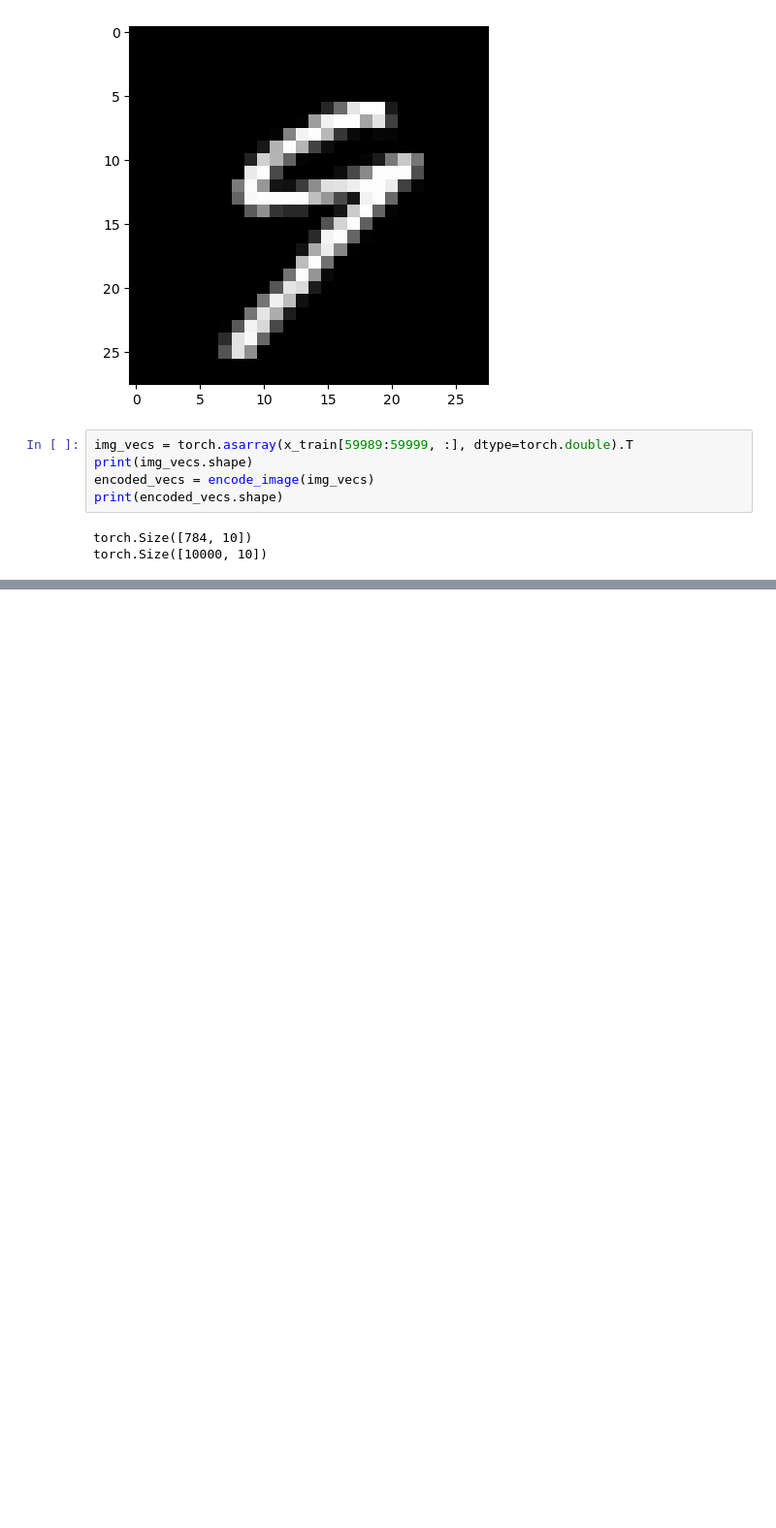
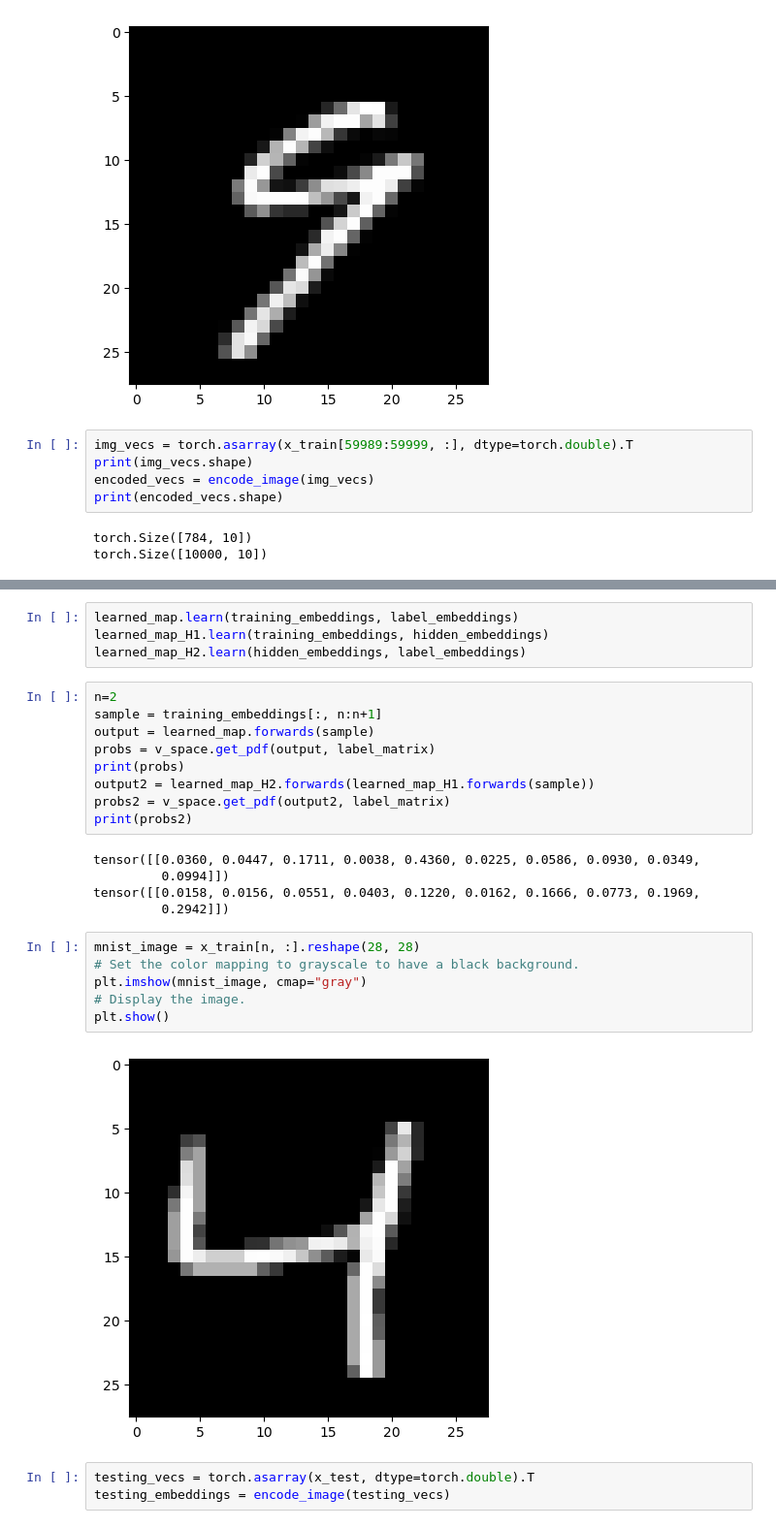
Before and after one commit to BCheng-KH/fhrr_experiments, a Jupyter notebook: Gaussian_encoding_test.ipynb, the cells around one changed output, grey strips where cells are left out. Shown at 97% size. Saved outputs shown, nothing was run; the diff lists cells and outputs as text; blank space fills up the shorter version.

```diff
--- a/Gaussian_encoding_test.ipynb
+++ b/Gaussian_encoding_test.ipynb
@@ -147,0 +163,29 @@ tensor([[-0.0069]])
+# %%
+learned_map.learn(training_embeddings, label_embeddings)
+learned_map_H1.learn(training_embeddings, hidden_embeddings)
+learned_map_H2.learn(hidden_embeddings, label_embeddings)
+# %%
+n=2
+sample = training_embeddings[:, n:n+1]
+output = learned_map.forwards(sample)
+probs = v_space.get_pdf(output, label_matrix)
+print(probs)
+output2 = learned_map_H2.forwards(learned_map_H1.forwards(sample))
+probs2 = v_space.get_pdf(output2, label_matrix)
+print(probs2)
+# %% [output]
+tensor([[0.0360, 0.0447, 0.1711, 0.0038, 0.4360, 0.0225, 0.0586, 0.0930, 0.0349,
+         0.0994]])
+tensor([[0.0158, 0.0156, 0.0551, 0.0403, 0.1220, 0.0162, 0.1666, 0.0773, 0.1969,
+         0.2942]])
+# %%
+mnist_image = x_train[n, :].reshape(28, 28)
+# Set the color mapping to grayscale to have a black background.
+plt.imshow(mnist_image, cmap="gray")
+# Display the image.
+plt.show()
+# %% [output]
+[figure, added]
+# %%
+testing_vecs = torch.asarray(x_test, dtype=torch.double).T
+testing_embeddings = encode_image(testing_vecs)
```
Also changed, not shown: parts of 11 cells of this notebook, 1 other file.
